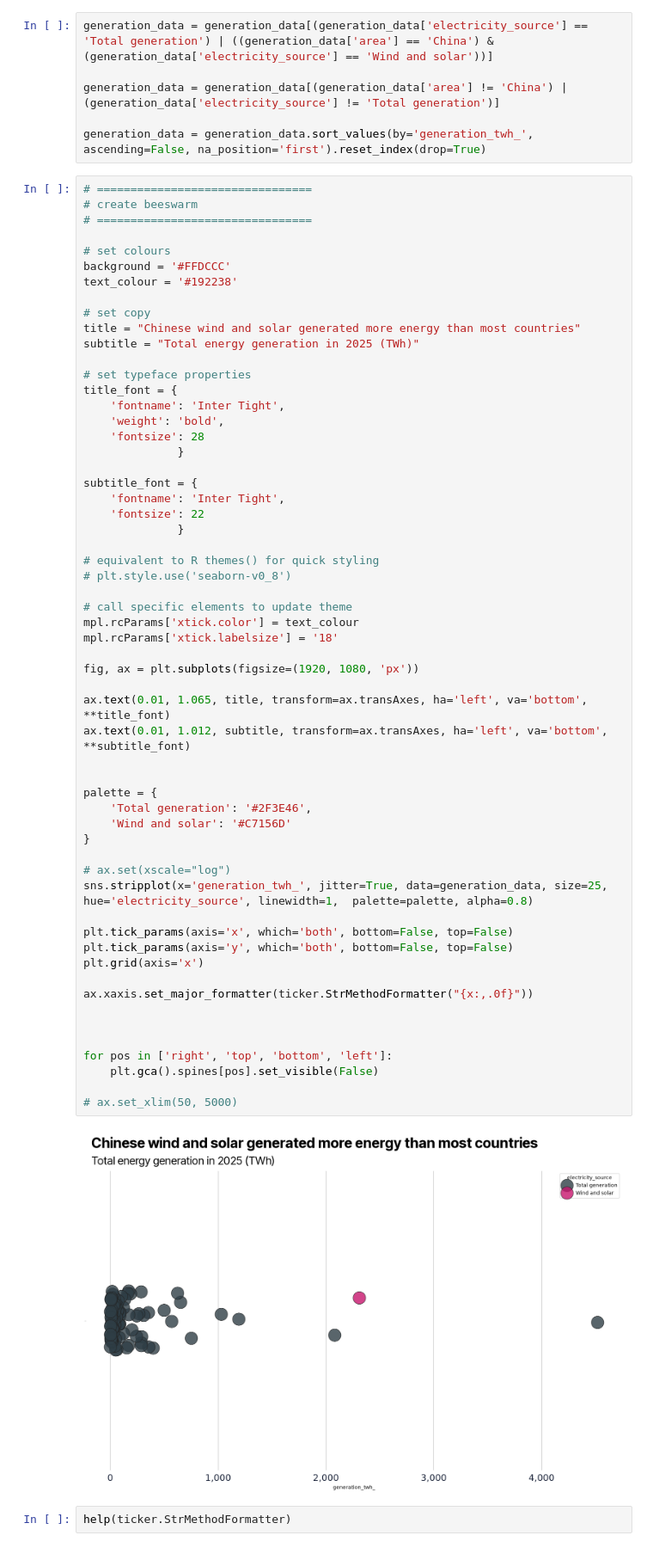
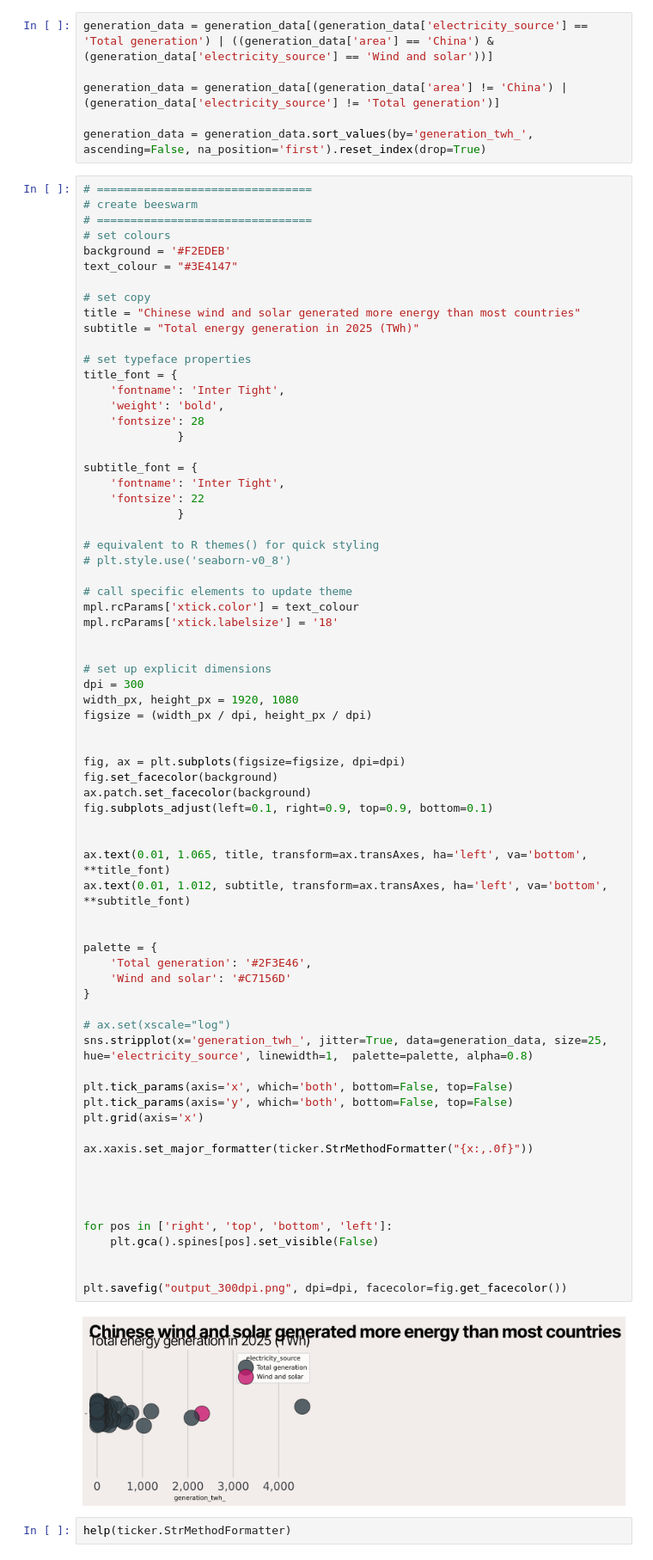
Before and after one commit to TurnerHaa/chinaEnergy, a Jupyter notebook: chinaEnergy.ipynb, the cells around one changed output. Shown at 86% size. Saved outputs shown, nothing was run; the diff lists cells and outputs as text.

Commit message:
Fixed plot scale to 1920x1080

```diff
--- a/chinaEnergy.ipynb
+++ b/chinaEnergy.ipynb
@@ -54,10 +54,9 @@ generation_data = generation_data.sort_values(by='generation_twh_', ascending=Fa
 # ================================
 # create beeswarm
 # ================================
-
 # set colours
-background = '#FFDCCC'
-text_colour = '#192238'
+background = '#F2EDEB'
+text_colour = "#3E4147"
 
 # set copy
 title = "Chinese wind and solar generated more energy than most countries"
@@ -80,36 +79,49 @@ subtitle_font = {
 
 # call specific elements to update theme
 mpl.rcParams['xtick.color'] = text_colour
 mpl.rcParams['xtick.labelsize'] = '18'
 
-fig, ax = plt.subplots(figsize=(1920, 1080, 'px'))
+
+# set up explicit dimensions
+dpi = 300
+width_px, height_px = 1920, 1080
+figsize = (width_px / dpi, height_px / dpi)
+
+
+fig, ax = plt.subplots(figsize=figsize, dpi=dpi)
+fig.set_facecolor(background)
+ax.patch.set_facecolor(background)
+fig.subplots_adjust(left=0.1, right=0.9, top=0.9, bottom=0.1)
+
 
 ax.text(0.01, 1.065, title, transform=ax.transAxes, ha='left', va='bottom', **title_font)
 ax.text(0.01, 1.012, subtitle, transform=ax.transAxes, ha='left', va='bottom', **subtitle_font)
 
 
 palette = {
     'Total generation': '#2F3E46',
     'Wind and solar': '#C7156D'
 }
 
 # ax.set(xscale="log")
 sns.stripplot(x='generation_twh_', jitter=True, data=generation_data, size=25, hue='electricity_source', linewidth=1,  palette=palette, alpha=0.8)
 
 plt.tick_params(axis='x', which='both', bottom=False, top=False)
 plt.tick_params(axis='y', which='both', bottom=False, top=False)
 plt.grid(axis='x')
 
 ax.xaxis.set_major_formatter(ticker.StrMethodFormatter("{x:,.0f}"))
 
 
 
+
 for pos in ['right', 'top', 'bottom', 'left']:
     plt.gca().spines[pos].set_visible(False)
 
-# ax.set_xlim(50, 5000)
+
+plt.savefig("output_300dpi.png", dpi=dpi, facecolor=fig.get_facecolor())
 # %% [output]
-[figure, old version]
+[figure, new version]
 # %%
 help(ticker.StrMethodFormatter)
 # %% [output]
```
Also changed, not shown: 1 other file.
